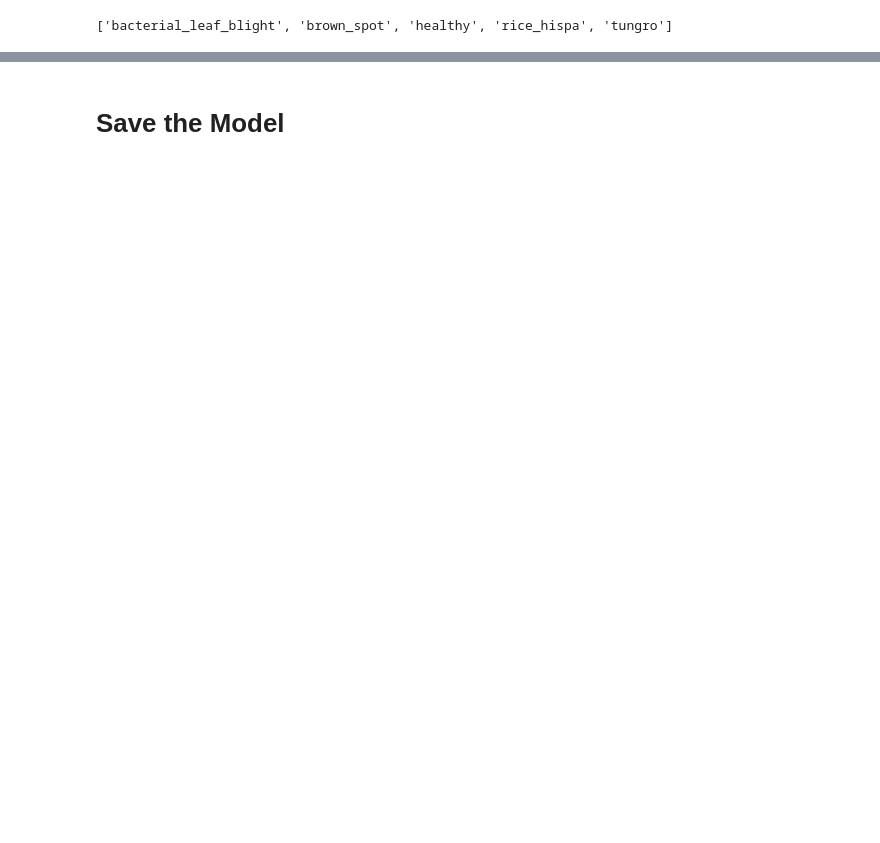
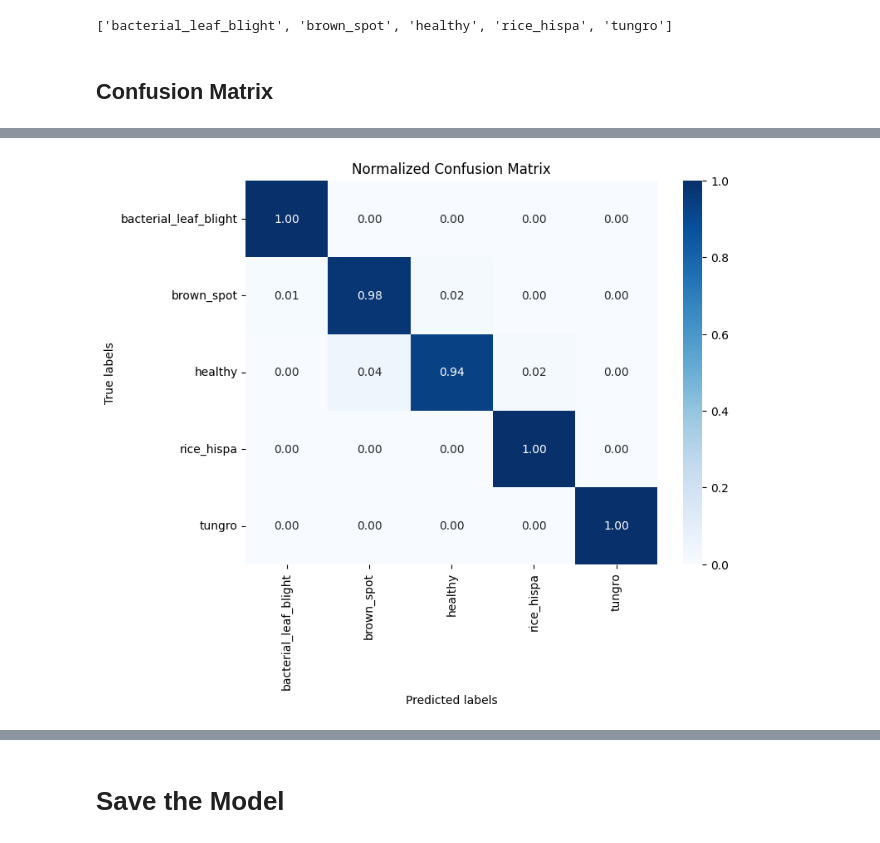
Before and after one commit to RezhaIkhwanH/capstone-project, a Jupyter notebook: ML/rice model/Rice Model.ipynb, the cells around one changed output, grey strips where cells are left out. Cells and saved outputs as stored; diff of their text form; code cells hidden in the pictures; blank space fills up the shorter version.

Commit message:
fix: update the model

```diff
--- a/ML/rice model/Rice Model.ipynb
+++ b/ML/rice model/Rice Model.ipynb
@@ -315,3 +301,36 @@ class_names = sorted(os.listdir(train_dir))
 print(class_names)
 # %% [output]
 ['bacterial_leaf_blight', 'brown_spot', 'healthy', 'rice_hispa', 'tungro']
+# %% [markdown]
+## Confusion Matrix
+# %%
+import numpy as np
+from sklearn.metrics import confusion_matrix
+import seaborn as sns
+import matplotlib.pyplot as plt
+
+test_images = []
+test_labels = []
+
+for images, labels in test_dataset:
+    test_images.append(images.numpy())
+    test_labels.append(labels.numpy())
+
+test_images = np.concatenate(test_images)
+test_labels = np.concatenate(test_labels)
+
+test_labels = np.argmax(test_labels, axis=-1)
+
+predicted_labels = np.argmax(model.predict(test_images), axis=-1)
+
+cm = confusion_matrix(test_labels, predicted_labels)
+
+cm = cm.astype('float') / cm.sum(axis=1)[:, np.newaxis]
+
+plt.figure(figsize=(8, 6))
+sns.heatmap(cm, annot=True, fmt='.2f', cmap='Blues', xticklabels=class_names, yticklabels=class_names)
+plt.xlabel('Predicted labels')
+plt.ylabel('True labels')
+plt.title('Normalized Confusion Matrix')
+plt.show()
+# %% [output]
@@ -317,0 +338 @@ print(class_names)
+[figure, added]
```
Also changed, not shown: parts of 25 cells of this notebook, 4 other files.
